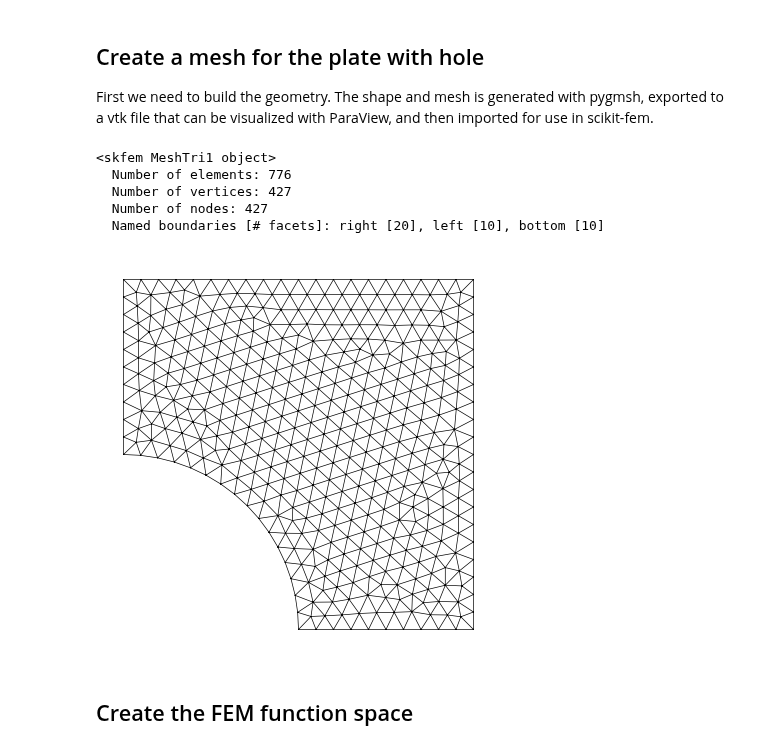
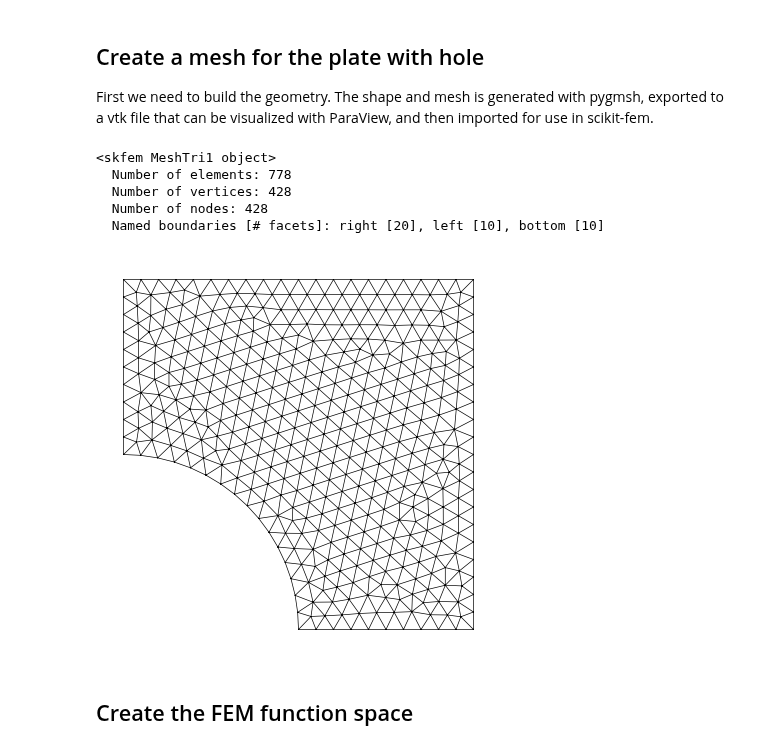
Before and after one commit to meyer-nils/numerical_examples, a Jupyter notebook: plate_hole_2d/scikit_fem.ipynb, the cells around one changed output. Drawn from its saved outputs; the diff is of its cells as text; code cells hidden in the pictures.

```diff
--- a/plate_hole_2d/scikit_fem.ipynb
+++ b/plate_hole_2d/scikit_fem.ipynb
@@ -17,38 +17,42 @@ from global_constants import EPS0, LBD, MU, B0, L, R
 # Element size
 N = 20
 s = L / N
 
+Rx = 0.5
+Ry = R**2 / Rx
+Rz = 1.0
+
 # Build geometry and export mesh
 with pygmsh.occ.Geometry() as geom:
     geom.characteristic_length_max = s
     rectangle = geom.add_rectangle([0.0, 0.0, 0.0], a=L, b=L)
-    hole = geom.add_disk([0, 0, 0.0], R)
+    hole = geom.add_ellipsoid([0, 0, 0.0], [Rx, Ry, Rz])
     geom.boolean_difference(rectangle, hole)
     m = geom.generate_mesh()
     m.write("mesh.vtk")
 
 # Convert to scikit-fem mesh
 mesh = fem.MeshTet().load("mesh.vtk")
 
 # Label boundaries
 mesh = mesh.with_boundaries(
     {
         "right": lambda x: x[0] == L,
         "left": lambda x: x[0] <= 0.001,
         "bottom": lambda x: x[1] <= 0.001,
     }
 )
 
 # Visualize the mesh
 draw(mesh, figsize=(5, 5))
 print(mesh)
 # %% [output]
 <skfem MeshTri1 object>
-  Number of elements: 776
-  Number of vertices: 427
-  Number of nodes: 427
+  Number of elements: 778
+  Number of vertices: 428
+  Number of nodes: 428
   Named boundaries [# facets]: right [20], left [10], bottom [10]
-[figure, old version]
+[figure, new version]
 # %% [markdown]
 ## Create the FEM function space
 # %%
```
Also changed, not shown: parts of 1 cell of this notebook.
